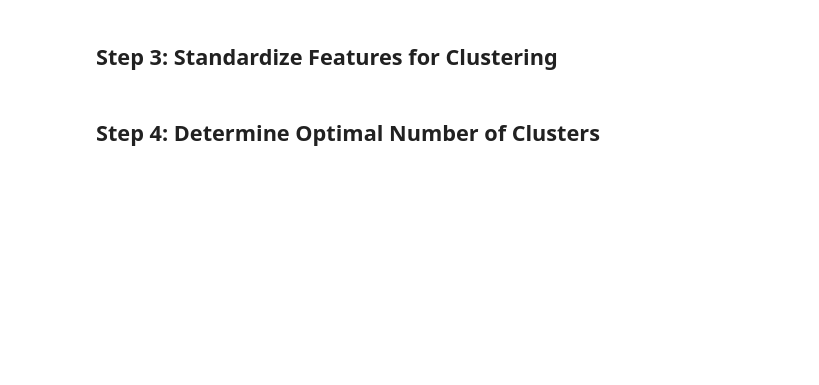
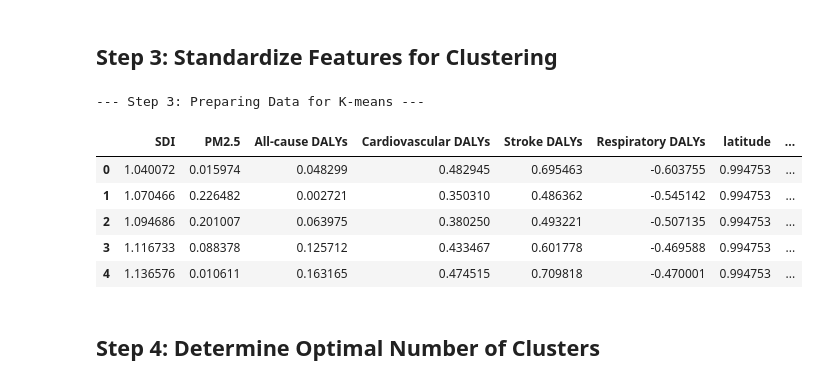
Before and after one commit to MIT-Emerging-Talent/ET6-CDSP-group-09-repo, a Jupyter notebook: 4_data_analysis/kmeans_cluster.ipynb, the cells around one changed output. Drawn from its saved outputs; the diff is of its cells as text; code cells hidden in the pictures; blank space fills up the shorter version.

```diff
--- a/4_data_analysis/kmeans_cluster.ipynb
+++ b/4_data_analysis/kmeans_cluster.ipynb
@@ -77,20 +67,36 @@ df_merged.info()
 # %%
 print("\n--- Step 3: Preparing Data for K-means ---")
 
 # Select relevant features
-features = ['SDI', 'PM2.5', 'All-cause DALYs', 'Cardiovascular DALYs',
-            'Stroke DALYs', 'Respiratory DALYs', 'latitude', 'longitude']
+features = [
+    "SDI",
+    "PM2.5",
+    "All-cause DALYs",
+    "Cardiovascular DALYs",
+    "Stroke DALYs",
+    "Respiratory DALYs",
+    "latitude",
+    "longitude",
+]
 
 X = df_merged[features].copy()
 
 # Scale features
 scaler = StandardScaler()
 X_scaled = scaler.fit_transform(X)
 
 # Convert back to DataFrame for readability
 X_scaled_df = pd.DataFrame(X_scaled, columns=features)
 
 X_scaled_df.head()
+# %% [output]
+--- Step 3: Preparing Data for K-means ---
+|  | SDI | PM2.5 | All-cause DALYs | Cardiovascular DALYs | Stroke DALYs | Respiratory DALYs | latitude | ... |
+| 0 | 1.040072 | 0.015974 | 0.048299 | 0.482945 | 0.695463 | -0.603755 | 0.994753 | ... |
+| 1 | 1.070466 | 0.226482 | 0.002721 | 0.350310 | 0.486362 | -0.545142 | 0.994753 | ... |
+| 2 | 1.094686 | 0.201007 | 0.063975 | 0.380250 | 0.493221 | -0.507135 | 0.994753 | ... |
+| 3 | 1.116733 | 0.088378 | 0.125712 | 0.433467 | 0.601778 | -0.469588 | 0.994753 | ... |
+| 4 | 1.136576 | 0.010611 | 0.163165 | 0.474515 | 0.709818 | -0.470001 | 0.994753 | ... |
 # %% [markdown]
 ##  Step 4: Determine Optimal Number of Clusters
 # %%
```
Also changed, not shown: parts of 10 cells of this notebook.
